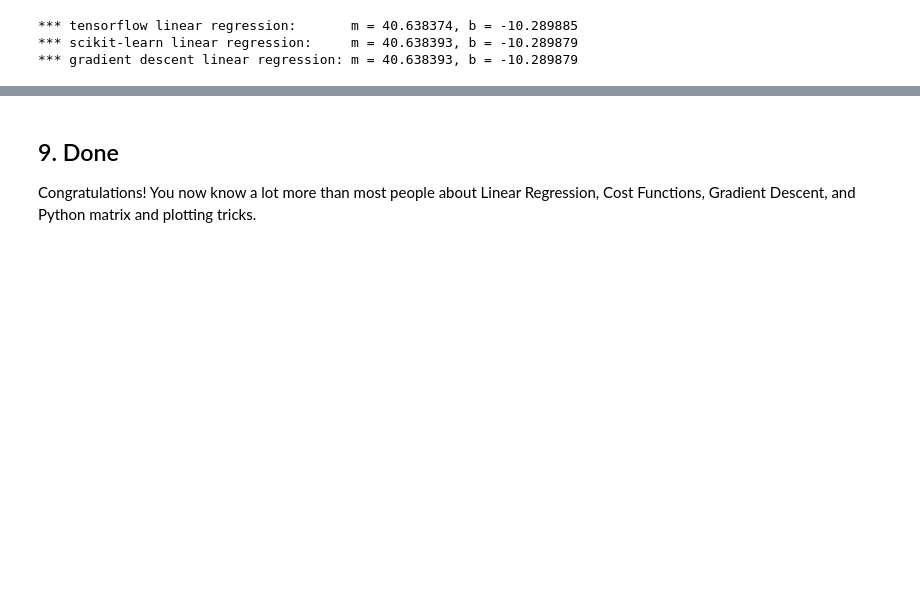
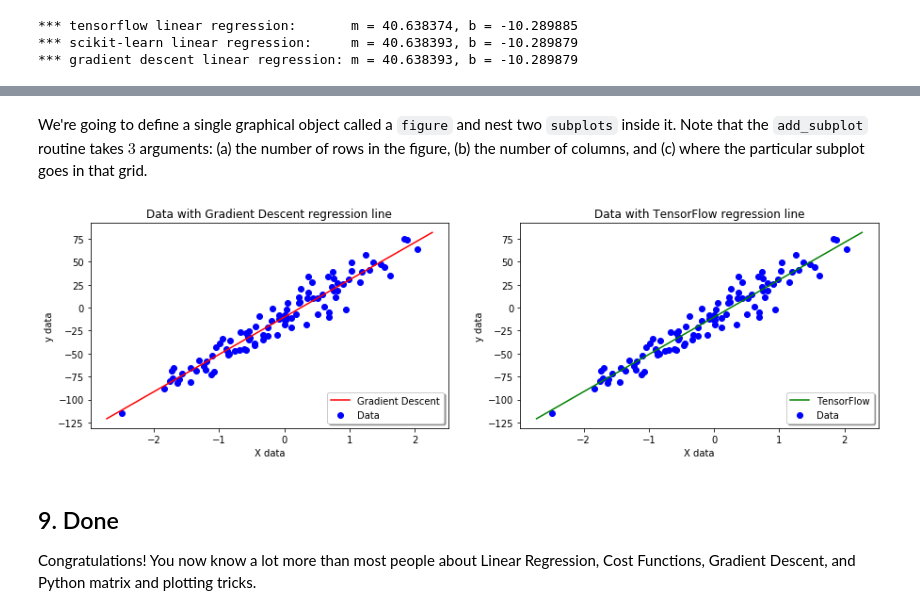
Before and after one commit to KenU798/1-LinearRegression, a Jupyter notebook: Linear_Regression_The_First_Algorithm.ipynb, the cells around one changed output, grey strips where cells are left out. Drawn from its saved outputs; the diff is of its cells as text; code cells hidden in the pictures; blank space fills up the shorter version.

Commit message:
Update Linear_Regression_The_First_Algorithm.ipynb
Increased figure sizes and added section on how to use matplotlib to plot two figures side-by-side.

```diff
--- a/Linear_Regression_The_First_Algorithm.ipynb
+++ b/Linear_Regression_The_First_Algorithm.ipynb
@@ -26,6 +26,8 @@ You will often include the line **"%matplotlib inline"** after you load `matplot
 import numpy as np
 import matplotlib.pyplot as plt
 %matplotlib inline
+
+plt.rcParams['figure.figsize'] = [12.0,6.0]
 # %% [markdown]
 ## 1. Create test data sets for linear regression
 
@@ -481,3 +471,46 @@ plt.show()
+# %%
+plt.rcParams['figure.figsize'] = [15.0,4.0]
+# %% [markdown]
+We're going to define a single graphical object called a `figure` and nest two `subplots` inside it. Note that the `add_subplot` routine takes $3$ arguments: (a) the number of rows in the figure, (b) the number of columns, and (c) where the particular subplot goes in that grid.
+# %%
+fig1 = plt.figure(1) # Define a figure object. Size is determined by the `plt.rcParams` setting in the cell above.
+ax1 = fig1.add_subplot(1, 2, 1) # 1 row, 2 column figure with this subplot in position 1
+ax2 = fig1.add_subplot(1, 2, 2) # 1 row, 2 column figure with this subplot in position 2
+
+# Define subplot 1 using its "axes" object (ax1)
+
+ax1.scatter(X, y, c='b', label='Data')
+
+x_vals = np.array(ax1.get_xlim()) # NOTE: x limits will be set properly only after we draw the scatter plot...
+y_vals = reg.intercept_[0] + reg.coef_[0][0]* x_vals
+y_v = slope* x_vals + yint
+
+ax1.plot(x_vals, y_vals, 'r-', label='Gradient Descent') # gradient descent line in red
+ax1.set_xlabel("X data")
+ax1.set_ylabel("y data")
+ax1.set_title("Data with Gradient Descent regression line")
+ax1.legend(loc='lower right', shadow=True)
+
+# Define subplot 2 using its "axes" object (ax2)
+
+ax2.scatter(X, y, c='b', label='Data')
+
+x_vals = np.array(ax2.get_xlim())
+y_vals = yint + slope* x_vals
+y_v = sess.run(tf_slope)* x_vals + sess.run(tf_yint)
+
+ax2.plot(x_vals, y_v, 'g-', label='TensorFlow') # TensorFlow line in dotted green
+
+ax2.set_xlabel("X data")
+ax2.set_ylabel("y data")
+ax2.set_title("Data with TensorFlow regression line")
+ax2.legend(loc='lower right', shadow=True)
+
+# Draw the completed figure
+
+plt.show()
+# %% [output]
+[figure, added]
 # %% [markdown]
 ## 9. Done
 
```
Also changed, not shown: parts of 3 cells of this notebook.
